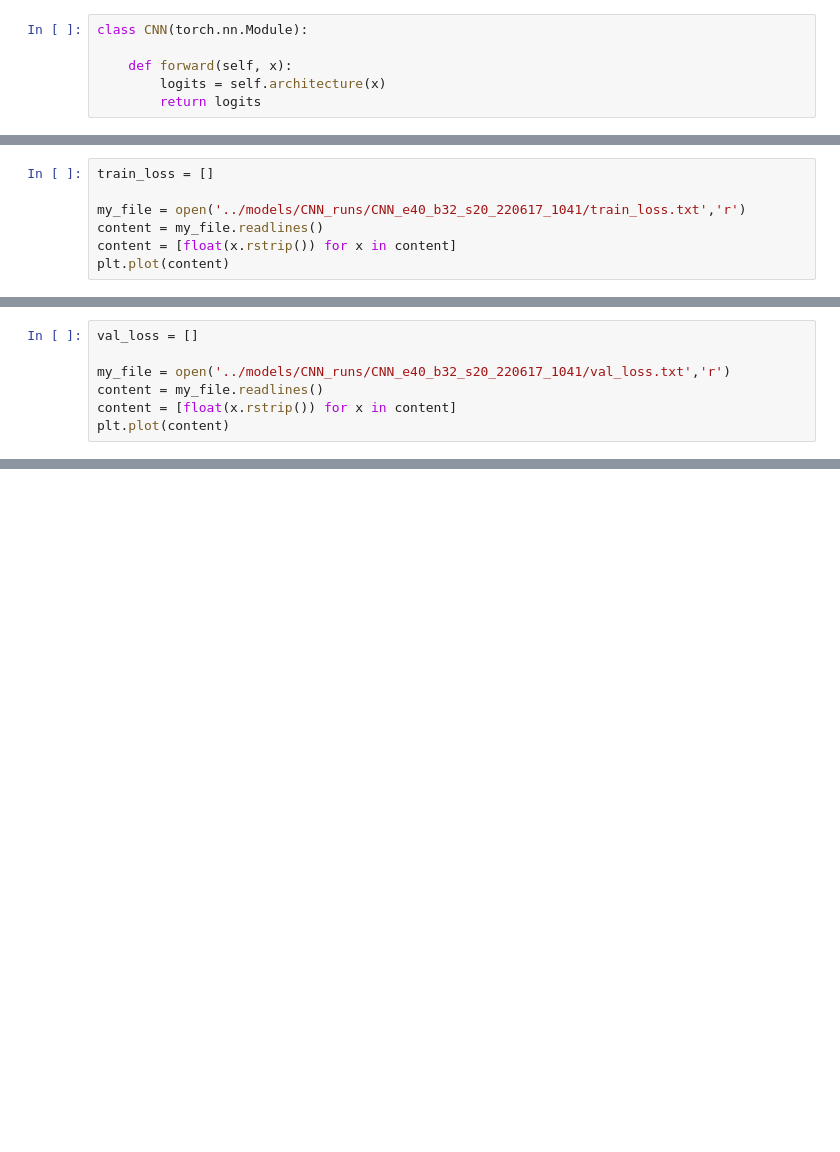
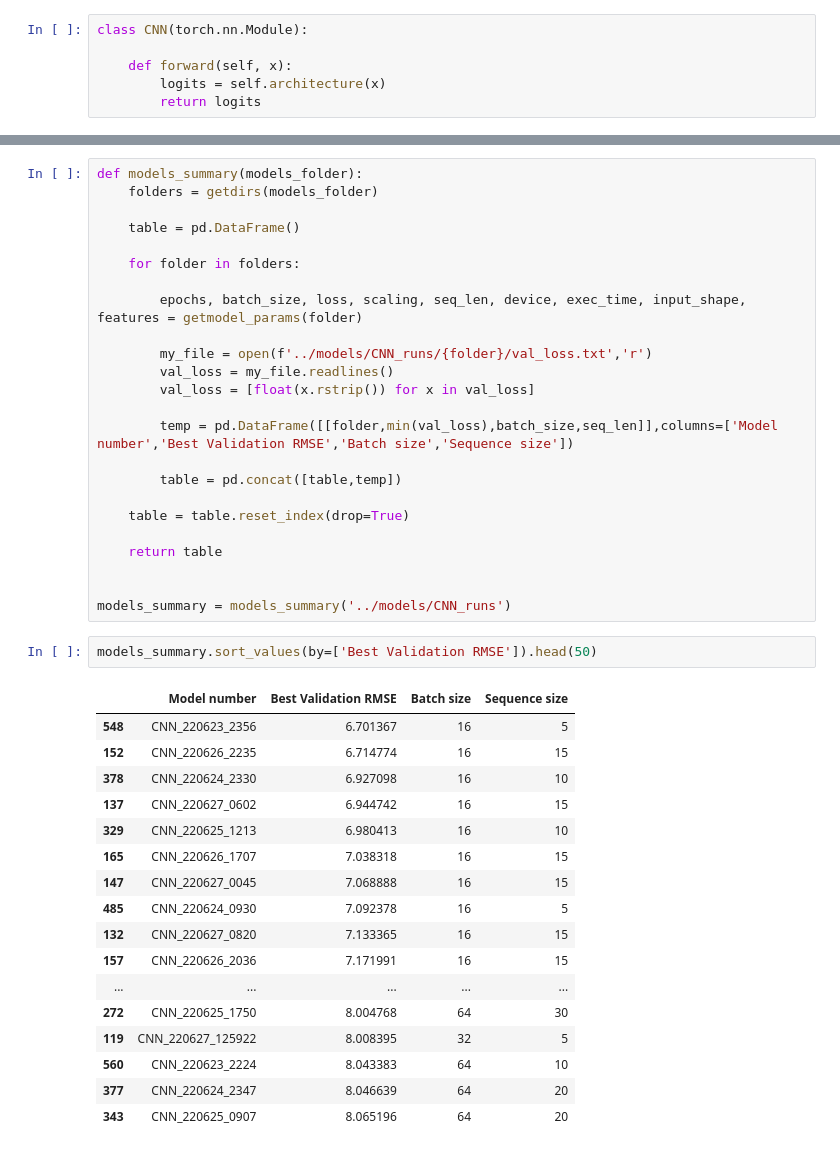
Before and after one commit to Naatyu/MagNav, a Jupyter notebook: notebooks/3 - CNN Solution.ipynb, the cells around one changed output, grey strips where cells are left out. Cells and saved outputs as stored; diff of their text form; blank space fills up the shorter version.

```diff
--- a/notebooks/3 - CNN Solution.ipynb
+++ b/notebooks/3 - CNN Solution.ipynb
@@ -277,7 +274,0 @@ magnav.rmse(preds,test.y[20:],False)
-# %%
-train_loss = []
-
-my_file = open('../models/CNN_runs/CNN_e40_b32_s20_220617_1041/train_loss.txt','r')
-content = my_file.readlines()
-content = [float(x.rstrip()) for x in content]
-plt.plot(content)
@@ -287,7 +274,0 @@ plt.plot(content)
-# %%
-val_loss = []
-
-my_file = open('../models/CNN_runs/CNN_e40_b32_s20_220617_1041/val_loss.txt','r')
-content = my_file.readlines()
-content = [float(x.rstrip()) for x in content]
-plt.plot(content)
@@ -296,0 +318,44 @@ plt.plot(content)
+# %%
+def models_summary(models_folder):
+    folders = getdirs(models_folder)
+
+    table = pd.DataFrame()
+
+    for folder in folders:
+
+        epochs, batch_size, loss, scaling, seq_len, device, exec_time, input_shape, features = getmodel_params(folder)
+
+        my_file = open(f'../models/CNN_runs/{folder}/val_loss.txt','r')
+        val_loss = my_file.readlines()
+        val_loss = [float(x.rstrip()) for x in val_loss]
+
+        temp = pd.DataFrame([[folder,min(val_loss),batch_size,seq_len]],columns=['Model number','Best Validation RMSE','Batch size','Sequence size'])
+
+        table = pd.concat([table,temp])
+
+    table = table.reset_index(drop=True)
+
+    return table
+
+
+models_summary = models_summary('../models/CNN_runs')
+# %%
+models_summary.sort_values(by=['Best Validation RMSE']).head(50)
+# %% [output]
+|  | Model number | Best Validation RMSE | Batch size | Sequence size |
+| 548 | CNN_220623_2356 | 6.701367 | 16 | 5 |
+| 152 | CNN_220626_2235 | 6.714774 | 16 | 15 |
+| 378 | CNN_220624_2330 | 6.927098 | 16 | 10 |
+| 137 | CNN_220627_0602 | 6.944742 | 16 | 15 |
+| 329 | CNN_220625_1213 | 6.980413 | 16 | 10 |
+| 165 | CNN_220626_1707 | 7.038318 | 16 | 15 |
+| 147 | CNN_220627_0045 | 7.068888 | 16 | 15 |
+| 485 | CNN_220624_0930 | 7.092378 | 16 | 5 |
+| 132 | CNN_220627_0820 | 7.133365 | 16 | 15 |
+| 157 | CNN_220626_2036 | 7.171991 | 16 | 15 |
+| ... | ... | ... | ... | ... |
+| 272 | CNN_220625_1750 | 8.004768 | 64 | 30 |
+| 119 | CNN_220627_125922 | 8.008395 | 32 | 5 |
+| 560 | CNN_220623_2224 | 8.043383 | 64 | 10 |
+| 377 | CNN_220624_2347 | 8.046639 | 64 | 20 |
+| 343 | CNN_220625_0907 | 8.065196 | 64 | 20 |
```
Also changed, not shown: parts of 32 cells of this notebook, 4 other files.
